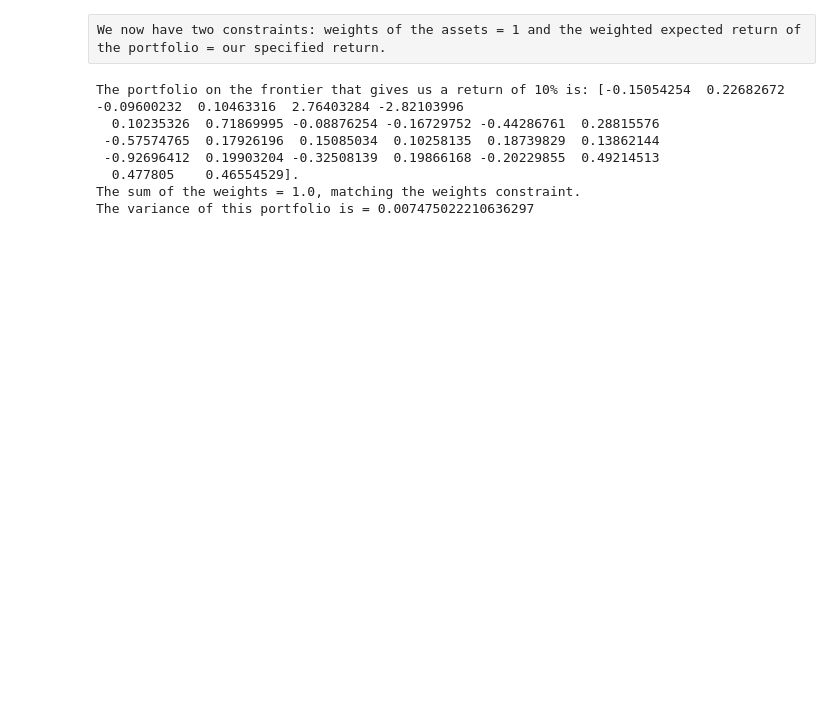
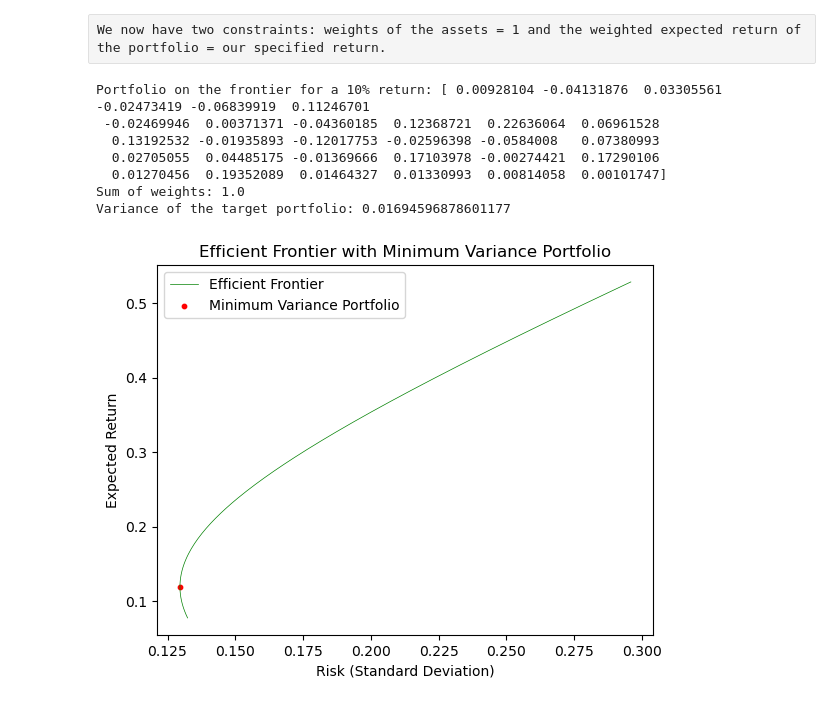
Before and after one commit to giancarlonan/Mean_Variance_Analysis, a Jupyter notebook: MPT.ipynb, the cells around one changed output. Saved outputs shown, nothing was run; the diff lists cells and outputs as text; code cells hidden in the pictures; blank space fills up the shorter version.

```diff
--- a/MPT.ipynb
+++ b/MPT.ipynb
@@ -59,6 +61,6 @@ plt.show()
 # %%
-# Mean returns
-mean_returns = returns_data.mean().values
+# Mean returns - * 252 to annualize the returns and standard deviations
+mean_returns = returns_data.mean().values * 252
 
 # variance covariance matrix - V Matrix
-cov_matrix = returns_data.cov().values
+cov_matrix = returns_data.cov().values * 252
@@ -115,45 +128,65 @@ The variance of the Minimum Variance Portfolio is: 0.0018647428546317256
 # %% [raw]
 We now have two constraints: weights of the assets = 1 and the weighted expected return of the portfolio = our specified return.
 # %%
-# Solving the problem, we find:
-
 set_target_return = 0.10
-
 A = np.dot(mean_returns.T, np.dot(cov_matrix_inverse, mean_returns))
 B = np.dot(ones.T, np.dot(cov_matrix_inverse, mean_returns))
 C = np.dot(ones.T, np.dot(cov_matrix_inverse, ones))
-D = (A*C) - (B**2)
+D = (A * C) - (B ** 2)
 
-# Solve for Lagrange multipliers (these are scalars)
+lambda_1 = ((C * set_target_return) - B) / D
+lambda_2 = (A - (B * set_target_return)) / D
 
-lamba_1 = ((C*set_target_return) - B)/D
-lamba_2 = (A - (B * set_target_return))/D
+w_target = lambda_1 * np.dot(cov_matrix_inverse, mean_returns) + lambda_2 * np.dot(cov_matrix_inverse, ones)
+print(f"\nPortfolio on the frontier for a 10% return: {w_target}")
+print(f"Sum of weights: {np.dot(w_target.T, ones):.1f}")
 
+R_p = np.dot(w_target.T, mean_returns)
+if round(R_p, 2) != set_target_return:
+    print(f"Warning: The portfolio return {R_p} doesn't match the targeted return of {set_target_return}")
 
-# Finding the weights of the portfolio to reach our target return -
+port_variance_example = np.dot(w_target.T, np.dot(cov_matrix, w_target))
+print(f"Variance of the target portfolio: {port_variance_example}")
 
-w = lamba_1*np.dot(cov_matrix_inverse, mean_returns) + lamba_2*np.dot(cov_matrix_inverse, ones)
+# Efficient Frontier Generation
 
-print(f"The portfolio on the frontier that gives us a return of 10% is: {w}. \nThe sum of the weights = {round(np.dot(w.T, ones),1)}, matching the weights constraint.")
+# Feasible range of returns, from just below MVP to something near the highest asset
+range_start = 0.8 * np.min(mean_returns)
+range_end = 1.2 * np.max(mean_returns)
+full_returns = np.linspace(range_start, range_end, 200)
 
-# Side - Checking we get the right return from this portfolio
+full_port_std = []
 
-R_p = np.dot(w.T, mean_returns)
-if round(R_p, 2) == set_target_return:
-    pass
-else:
-    print(f"The weighted portfolio doesn't equal the targeted return of: {set_target_return}")
+for Rp in full_returns:
+    lambda_1 = (C * Rp - B) / D
+    lambda_2 = (A - B * Rp) / D
+    w = lambda_1 * np.dot(cov_matrix_inverse, mean_returns) + lambda_2 * np.dot(cov_matrix_inverse, ones)
+    portfolio_variance = np.dot(w.T, np.dot(cov_matrix, w))
+    full_port_std.append(np.sqrt(portfolio_variance))
 
+# Plotting the whole mean-variance frontier - standard deviation on x-axis and portfolio return on the y-axis.
 
-# Print the variance
+# The MVF shows us the set of portfolios that offer the highest expected return for a given level of risk.
+# So now we need to generate a range of returns to form the corresponding portfolios for the frontier.
 
-port_variance_example = np.dot(w.T, np.dot(cov_matrix, w))
-print(f"The variance of this portfolio is = {port_variance_example}")
+# Plot the efficient frontier
+plt.plot(full_port_std, full_returns, 'g-', linewidth=0.5, label='Efficient Frontier')
+
+# Plot the minimum variance portfolio point on top of the efficient frontier
+plt.scatter(mvp_std, mvp_expected_return, color='red', marker='o', s=10, label='Minimum Variance Portfolio')
+
+# Labels
+plt.xlabel('Risk (Standard Deviation)')
+plt.ylabel('Expected Return')
+plt.title('Efficient Frontier with Minimum Variance Portfolio')
+plt.legend()
+plt.show()
 # %% [output]
-The portfolio on the frontier that gives us a return of 10% is: [-0.15054254  0.22682672 -0.09600232  0.10463316  2.76403284 -2.82103996
-  0.10235326  0.71869995 -0.08876254 -0.16729752 -0.44286761  0.28815576
- -0.57574765  0.17926196  0.15085034  0.10258135  0.18739829  0.13862144
- -0.92696412  0.19903204 -0.32508139  0.19866168 -0.20229855  0.49214513
-  0.477805    0.46554529].
-The sum of the weights = 1.0, matching the weights constraint.
-The variance of this portfolio is = 0.007475022210636297
+Portfolio on the frontier for a 10% return: [ 0.00928104 -0.04131876  0.03305561 -0.02473419 -0.06839919  0.11246701
+ -0.02469946  0.00371371 -0.04360185  0.12368721  0.22636064  0.06961528
+  0.13192532 -0.01935893 -0.12017753 -0.02596398 -0.0584008   0.07380993
+  0.02705055  0.04485175 -0.01369666  0.17103978 -0.00274421  0.17290106
+  0.01270456  0.19352089  0.01464327  0.01330993  0.00814058  0.00101747]
+Sum of weights: 1.0
+Variance of the target portfolio: 0.01694596878601177
+[figure, added]
```
Also changed, not shown: parts of 11 cells of this notebook, 1 other file.
